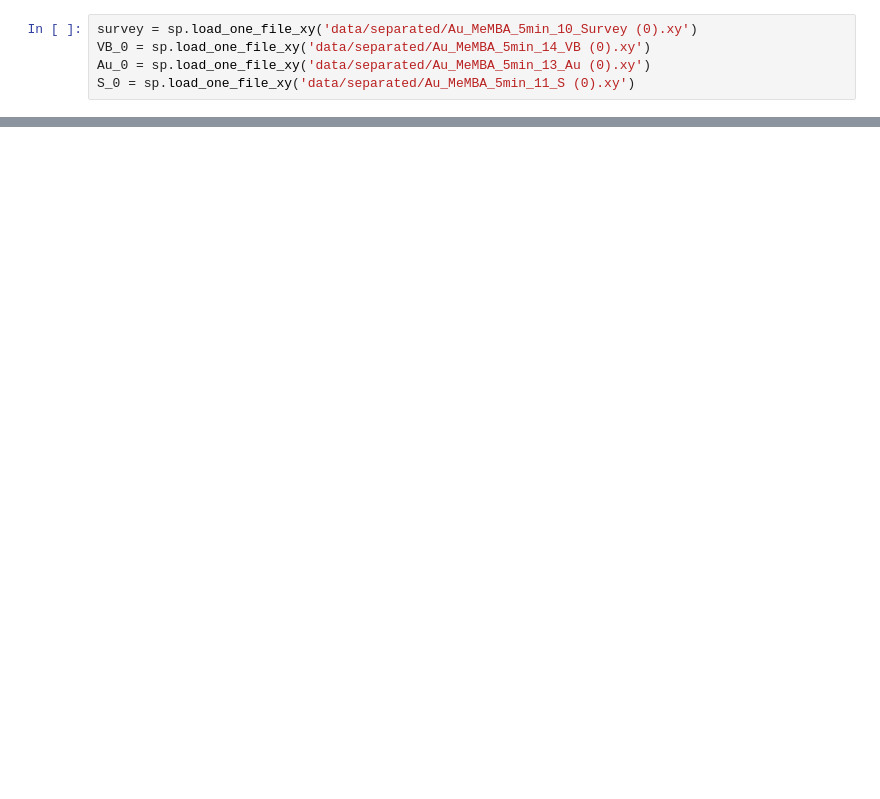
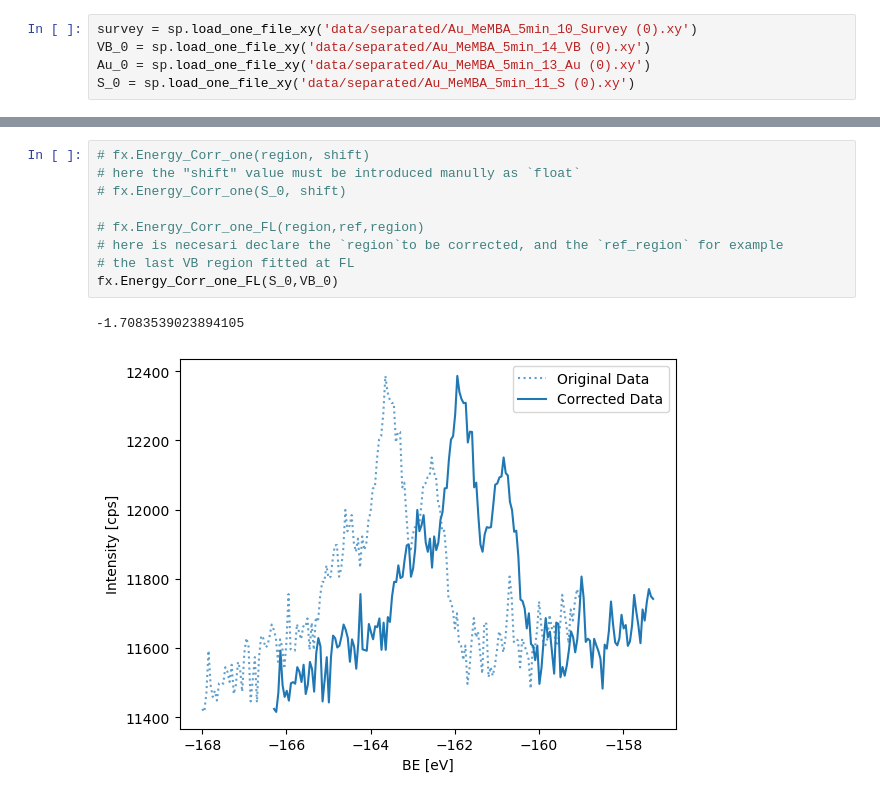
Before and after one commit to JulioAzcarate/pyFitXPS, a Jupyter notebook: examples/02_Fit_FermiEdge_and _correct_energy_scale.ipynb, the cells around one changed output, grey strips where cells are left out. Saved outputs shown, nothing was run; the diff lists cells and outputs as text; blank space fills up the shorter version.

```diff
--- a/examples/02_Fit_FermiEdge_and _correct_energy_scale.ipynb
+++ b/examples/02_Fit_FermiEdge_and _correct_energy_scale.ipynb
@@ -96,0 +105,12 @@ Text(0, 0.5, 'Intensity [cps]')
+# %%
+# fx.Energy_Corr_one(region, shift)
+# here the "shift" value must be introduced manully as `float`
+# fx.Energy_Corr_one(S_0, shift)
+
+# fx.Energy_Corr_one_FL(region,ref,region)
+# here is necesari declare the `region`to be corrected, and the `ref_region` for example
+# the last VB region fitted at FL
+fx.Energy_Corr_one_FL(S_0,VB_0)
+# %% [output]
+-1.7083539023894105
+[figure, added]
```
Also changed, not shown: parts of 30 cells of this notebook.
